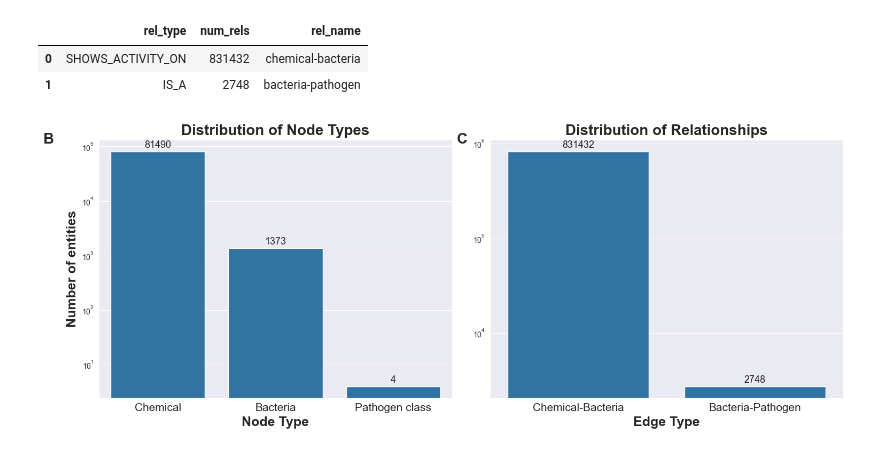
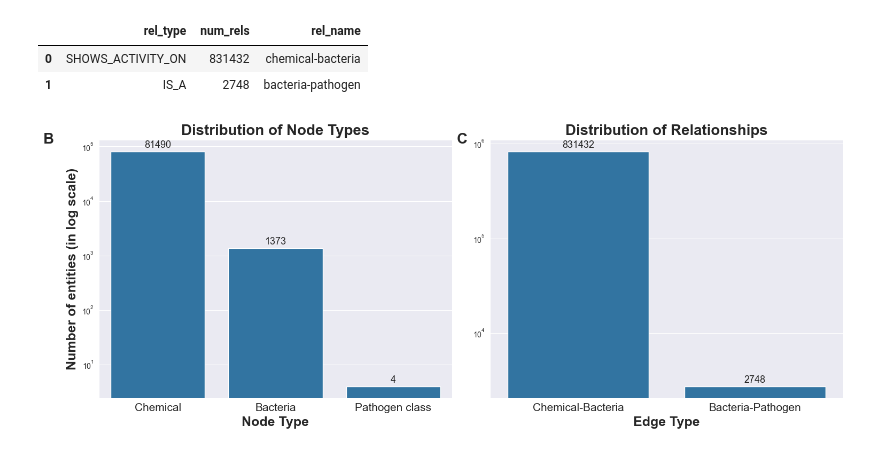
Before and after one commit to IMI-COMBINE/broad_spectrum_prediction, a Jupyter notebook: src/3_amr_kg.ipynb, the cells around one changed output. Drawn from its saved outputs; the diff is of its cells as text; code cells hidden in the pictures.

Commit message:
update figure 2

```diff
--- a/src/3_amr_kg.ipynb
+++ b/src/3_amr_kg.ipynb
@@ -70,7 +70,7 @@ axis[1].set_title("Distribution of Relationships", fontsize=20, fontweight="bold
 
 # axis labels
 axis[0].set_xlabel("Node Type", fontsize=18, fontweight="bold")
-axis[0].set_ylabel("Number of entities", fontsize=18, fontweight="bold")
+axis[0].set_ylabel("Number of entities (in log scale)", fontsize=18, fontweight="bold")
 axis[1].set_xlabel("Edge Type", fontsize=18, fontweight="bold")
 axis[1].set_ylabel("")
 
@@ -84,31 +84,31 @@ axis[1].set_yscale("log")  # the log transformation
 
 axis[0].text(
     -1.25,
     1,
     "B",
     size=20,
     weight="bold",
     horizontalalignment="center",
     verticalalignment="center",
     transform=plt.gca().transAxes,
 )
 
 axis[1].text(
     -0.08,
     1,
     "C",
     size=20,
     weight="bold",
     horizontalalignment="center",
     verticalalignment="center",
     transform=plt.gca().transAxes,
 )
 
 plt.savefig(
     "../figures/figure_2b.png",
     dpi=500,
     bbox_inches="tight",
 )
 plt.show()
 # %% [output]
-[figure, old version]
+[figure, new version]
```
Also changed, not shown: 1 other file.
